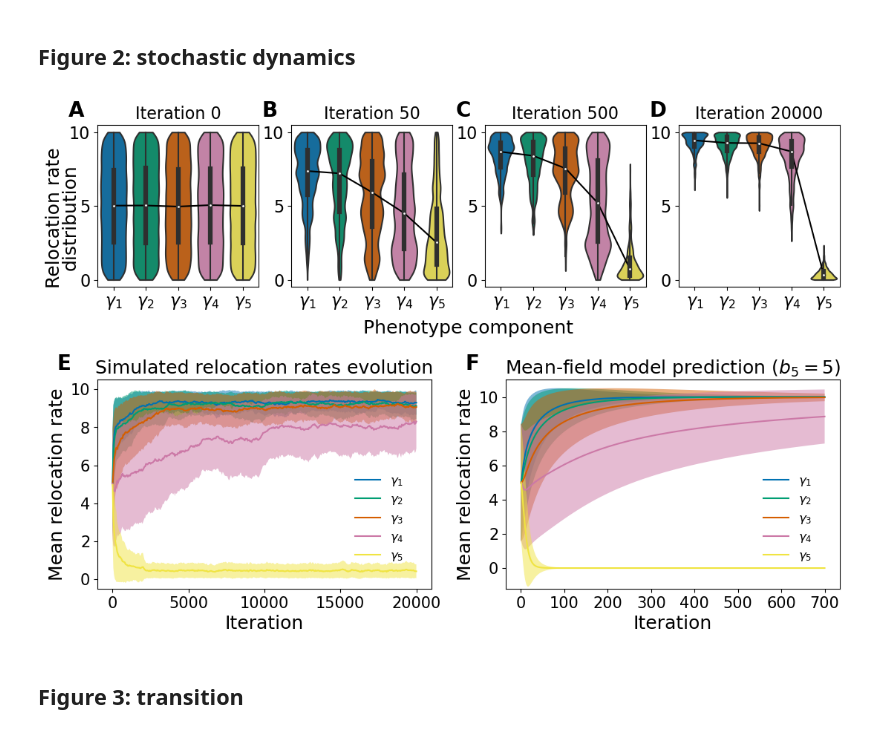
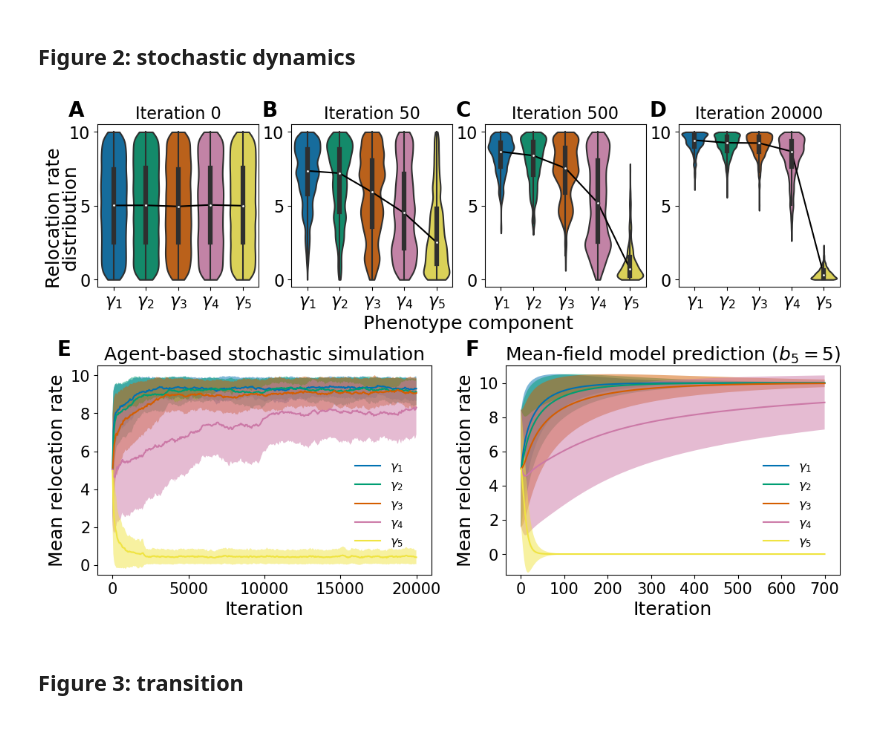
Before and after one commit to tongliang11/Evolution-dynamics, a Jupyter notebook: Figure.ipynb, the cells around one changed output. Drawn from its saved outputs; the diff is of its cells as text; code cells hidden in the pictures.

Commit message:
Finalize notebooks and figures

```diff
--- a/Figure.ipynb
+++ b/Figure.ipynb
@@ -129,7 +132,8 @@ fig.savefig('./Figures/Figure_1_resource_phenotype.pdf', bbox_inches='tight') #
 ## Figure 2: stochastic dynamics
 # %%
 # mean-field data for b5=5
-def cal_average_std(sol, time_steps, hoppings): # at different time steps, time evolution
+# at different time steps, time evolution
+def cal_average_std(sol, time_steps, hoppings):
     """
     Calculate the mean and std of hopping rates from the solution of the coupled mean-field equation
 
@@ -150,15 +154,18 @@ def cal_average_std(sol, time_steps, hoppings): # at different time steps, time
         len(hoppings))], 0)-avehop[t]**2 for t in range(time_steps)])
     return avehop, np.sqrt(variance)
 
+
 x = [0, 2, 4, 6, 8, 10]
 hopping_discrete = np.array([p for p in itertools.product(x, repeat=5)])
-with open('./evolve_data/mean_field_high_density/density_3', "rb") as fp: # load the low-density mean-field solution
-        full_sol = pickle.load(fp)
-ave_meanfield,std_meanfield= cal_average_std(full_sol.reshape(-1,5,2001)[:,:,:701],701,hoppings=hopping_discrete) # load first 701 iterations
-t_eval= np.linspace(0,700,701)
+# load the low-density mean-field solution
+with open('./evolve_data/mean_field_high_density/density_3', "rb") as fp:
+    full_sol = pickle.load(fp)
+ave_meanfield_standard, std_meanfield_standard = cal_average_std(
+    full_sol.reshape(-1, 5, 2001)[:, :, :701], 701, hoppings=hopping_discrete)  # load first 701 iterations
+t_eval = np.linspace(0, 700, 701)
 # %%
-data_path='./evolve_data/2021_06_04_15_36'
-number_of_trials=20
+data_path = './evolve_data/2021_06_04_15_36'
+number_of_trials = 20
 
 df = []
 for i in ['00', 50, 500, 20000]:
@@ -191,13 +198,13 @@ fig.text(-0.07, 0.8, 'Relocation rate',
          fontsize=18, va='center', rotation='vertical')
 fig.text(-0.048, 0.8, 'distribution',
          fontsize=18, va='center', rotation='vertical')
-fig.text(0.5, 0.55, 'Phenotype component', fontsize=18, ha='center')
+fig.text(0.5, 0.56, 'Phenotype component', fontsize=18, ha='center')
 
-data_path='./evolve_data/2021_06_04_15_36'
-number_of_trials=20
+data_path = './evolve_data/2021_06_04_15_36'
+number_of_trials = 20
 
 iteration = 20001
-iter_interval = 50 # save_iter in the simulation
+iter_interval = 50  # save_iter in the simulation
 std_standard = [[] for _ in range(len(range(0, iteration, iter_interval)))]
 ave_standard = [[] for _ in range(len(range(0, iteration, iter_interval)))]
 for i in range(0, iteration, iter_interval):
@@ -216,49 +223,49 @@ for i in range(0, iteration, iter_interval):
     ave_standard[int(i/iter_interval)] = np.mean(np.vstack(boxdata), 0)
 
 gs2 = gridspec.GridSpec(
-    1, 1, width_ratios=[1], left=0, right=0.45, top=0.45, bottom=0)
+    1, 1, width_ratios=[1], left=0, right=0.45, top=0.48, bottom=0.03)
 axbig = fig.add_subplot(gs2[0, 0])
 gs3 = gridspec.GridSpec(
-    1, 1, width_ratios=[1], left=0.55, right=1, top=0.45, bottom=0)
+    1, 1, width_ratios=[1], left=0.55, right=1, top=0.48, bottom=0.03)
 axbig2 = fig.add_subplot(gs3[0, 0])
 for i in range(5):
     axbig.plot(np.linspace(0, 20000, 401), np.array(ave_standard)[
                :, i], '-', label="$\gamma_{}$".format(i+1))
     axbig.fill_between(np.linspace(0, 20000, 401), np.array(ave_standard)[
                        :, i]-np.array(std_standard)[:, i], np.array(ave_standard)[:, i]+np.array(std_standard)[:, i], alpha=0.5)
 axbig.set_ylabel('Mean relocation rate', fontsize=18)
 axbig.set_xlabel('Iteration', fontsize=18)
-axbig.set_title('Simulated relocation rates evolution', fontsize=18)
+axbig.set_title('Agent-based stochastic simulation', fontsize=18)
 axbig.legend(loc='lower right', bbox_to_anchor=(
     0.95, 0.07), frameon=False, fontsize=12)
 axbig.set_ylim(-0.5, 10.5)
 axbig.set_xticks([0, 5000, 10000, 15000, 20000])
 axbig.set_yticks([0, 2, 4, 6, 8, 10])
 axbig.tick_params(axis='x', labelsize=15)
 axbig.tick_params(axis='y', labelsize=15)
 axbig.text(-0.12, 1.05, 'E', transform=axbig.transAxes,
            size=20, weight='bold')
 
 for i in range(5):
-    axbig2.plot(t_eval, np.array(ave_meanfield)[
+    axbig2.plot(t_eval, np.array(ave_meanfield_standard)[
                 :, i], label="$\gamma_{}$".format(i+1))
-    axbig2.fill_between(t_eval, np.array(ave_meanfield)[:, i]-np.array(std_meanfield)[
-                        :, i], np.array(ave_meanfield)[:, i]+np.array(std_meanfield)[:, i], alpha=0.5)
+    axbig2.fill_between(t_eval, np.array(ave_meanfield_standard)[:, i]-np.array(std_meanfield_standard)[
+                        :, i], np.array(ave_meanfield_standard)[:, i]+np.array(std_meanfield_standard)[:, i], alpha=0.5)
 axbig2.set_ylabel('Mean relocation rate', fontsize=18)
 axbig2.set_xlabel('Iteration', fontsize=18)
 axbig2.set_title('Mean-field model prediction ($b_5=5$)', fontsize=18)
 axbig2.legend(loc='lower right', bbox_to_anchor=(
     0.95, 0.07), frameon=False, fontsize=12)
-axbig2.set_xticks([0,100,200,300,400,500,600,700])
+axbig2.set_xticks([0, 100, 200, 300, 400, 500, 600, 700])
 axbig2.set_yticks([0, 2, 4, 6, 8, 10])
 axbig2.set_ylim(-1.2, 11)
 axbig2.tick_params(axis='x', labelsize=15)
 axbig2.tick_params(axis='y', labelsize=15)
 axbig2.text(-0.12, 1.05, 'F', transform=axbig2.transAxes,
             size=20, weight='bold')
 fig.savefig('./Figures/Figure_2_evolution_dynamics.pdf', bbox_inches='tight')
 # %% [output]
-[figure, old version]
+[figure, new version]
 # %% [markdown]
 ## Figure 3: transition
 # %%
```
Also changed, not shown: parts of 20 cells of this notebook, 6 other files.
